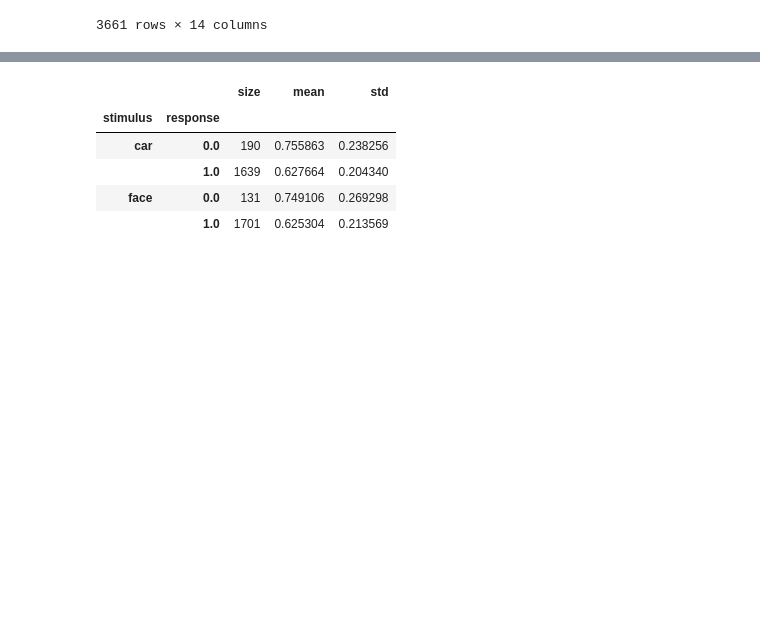
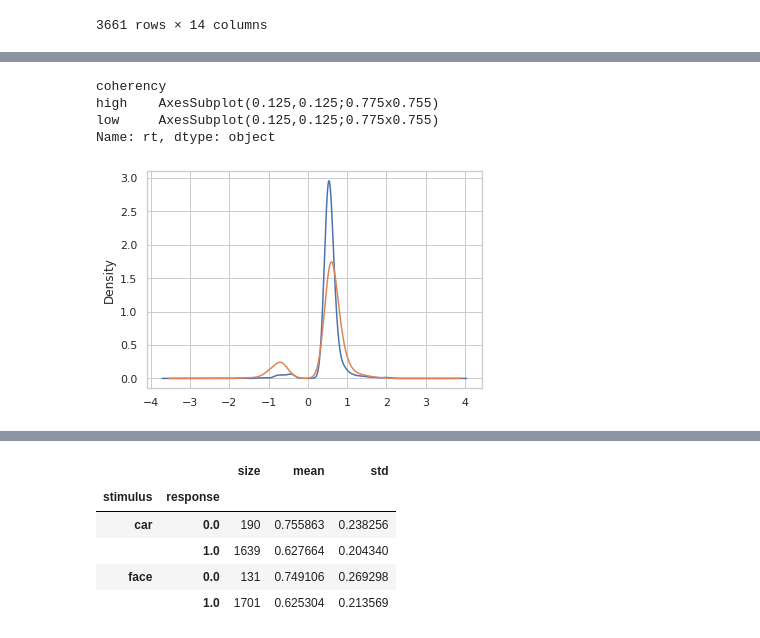
Before and after one commit to Yikang1020/Central-parietal-positive, a Jupyter notebook: 2_Study/2_4_Analysis/2_4_2_Scripts/Check_data.ipynb, the cells around one changed output, grey strips where cells are left out. Saved outputs shown, nothing was run; the diff lists cells and outputs as text; code cells hidden in the pictures; blank space fills up the shorter version.

```diff
--- a/2_Study/2_4_Analysis/2_4_2_Scripts/Check_data.ipynb
+++ b/2_Study/2_4_Analysis/2_4_2_Scripts/Check_data.ipynb
@@ -61,0 +77,8 @@ data
+# %%
+data.groupby(['coherency']).rt.plot.kde()
+# %% [output]
+coherency
+high    AxesSubplot(0.125,0.125;0.775x0.755)
+low     AxesSubplot(0.125,0.125;0.775x0.755)
+Name: rt, dtype: object
+[figure, added]
```
Also changed, not shown: parts of 10 cells of this notebook.
